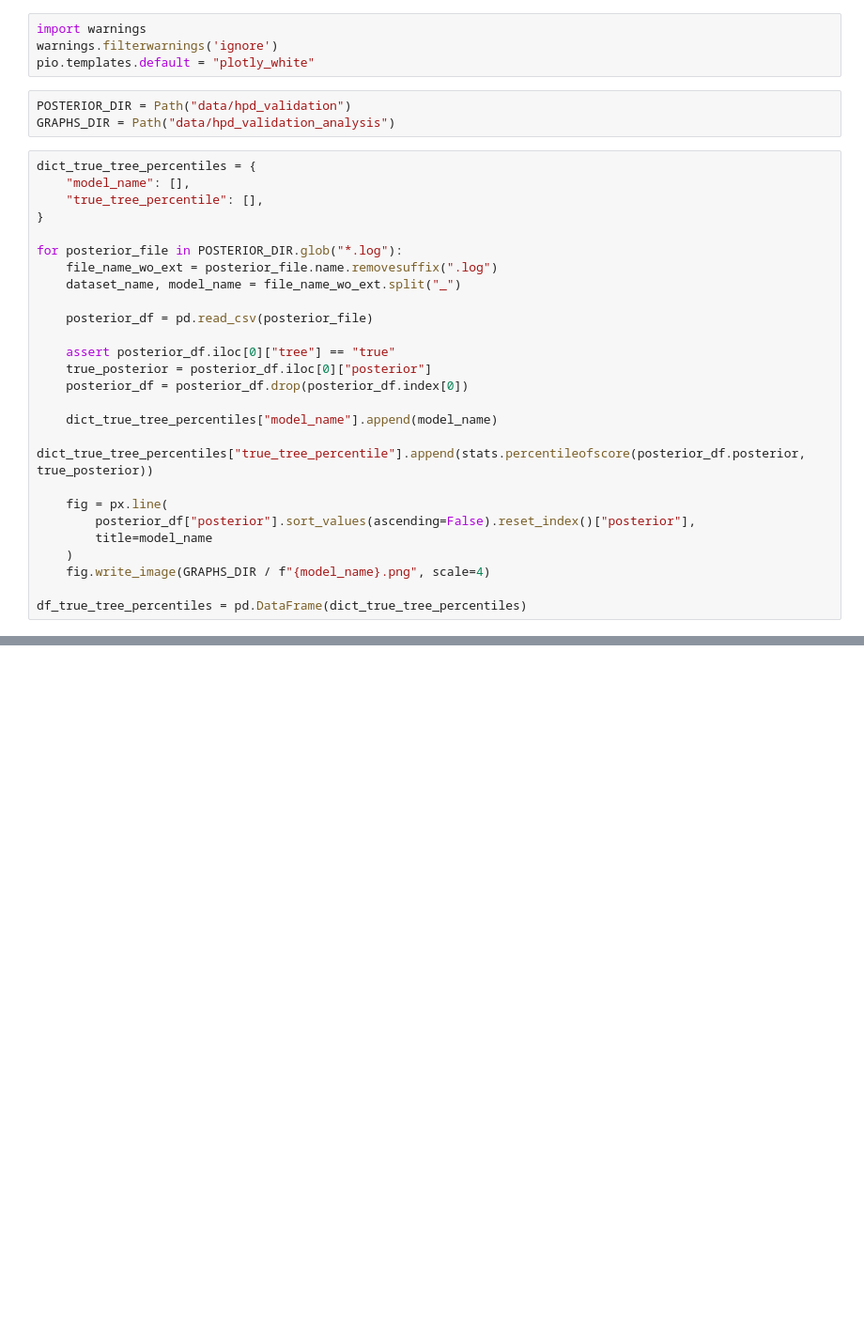
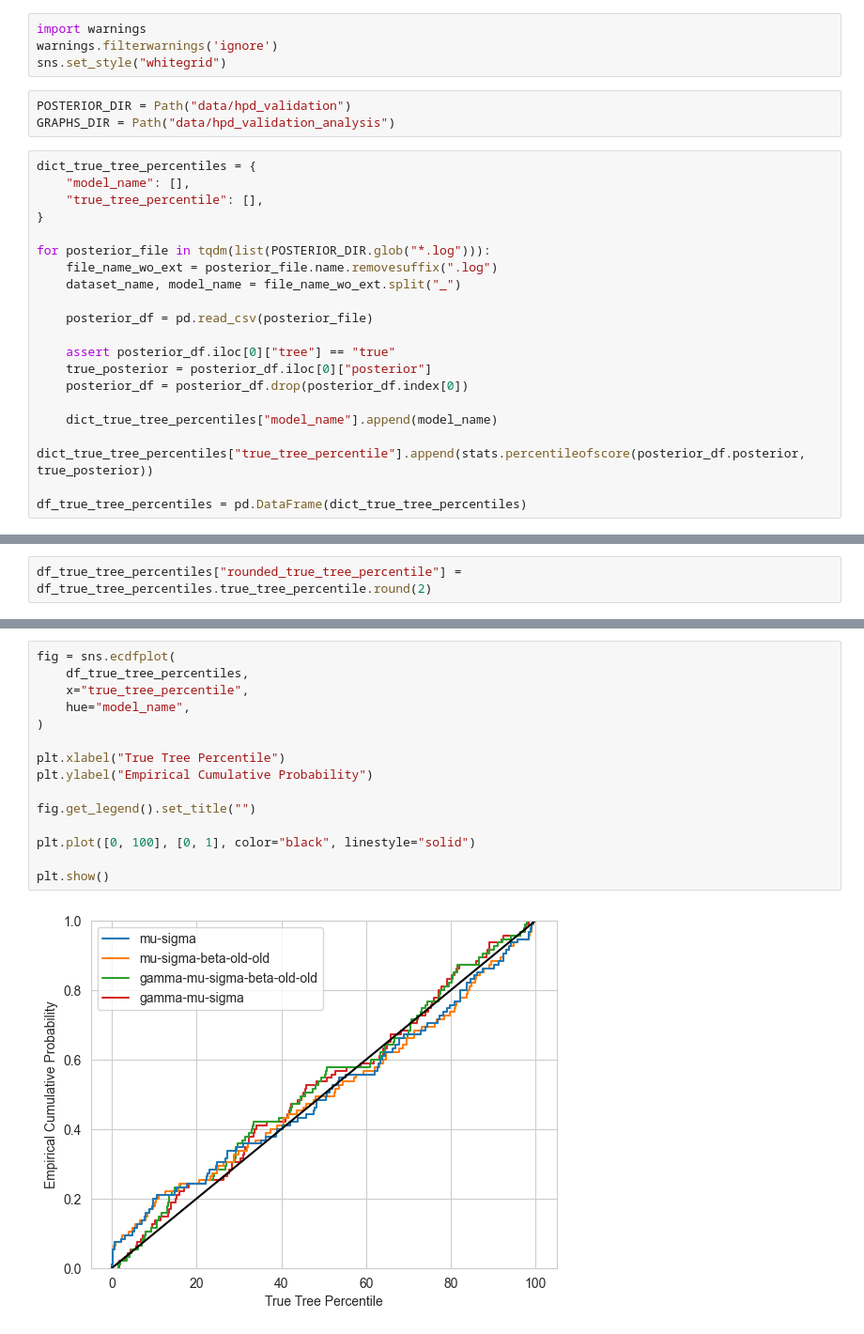
Before and after one commit to tochsner/ccd-validation, a Jupyter notebook: src/distribution_validation/hpd_analysis.ipynb, the cells around one changed output, grey strips where cells are left out. Shown: that part at 94% size. Saved outputs shown, nothing was run; the diff lists cells and outputs as text; blank space fills up the shorter version.

```diff
--- a/src/distribution_validation/hpd_analysis.ipynb
+++ b/src/distribution_validation/hpd_analysis.ipynb
@@ -21,7 +21,7 @@ from collections import Counter
 # %%
 import warnings
 warnings.filterwarnings('ignore')
-pio.templates.default = "plotly_white"
+sns.set_style("whitegrid")
 # %%
 POSTERIOR_DIR = Path("data/hpd_validation")
 GRAPHS_DIR = Path("data/hpd_validation_analysis")
@@ -31,7 +31,7 @@ dict_true_tree_percentiles = {
     "true_tree_percentile": [],
 }
 
-for posterior_file in POSTERIOR_DIR.glob("*.log"):
+for posterior_file in tqdm(list(POSTERIOR_DIR.glob("*.log"))):
     file_name_wo_ext = posterior_file.name.removesuffix(".log")
     dataset_name, model_name = file_name_wo_ext.split("_")
 
@@ -44,10 +44,4 @@ for posterior_file in POSTERIOR_DIR.glob("*.log"):
     dict_true_tree_percentiles["model_name"].append(model_name)
     dict_true_tree_percentiles["true_tree_percentile"].append(stats.percentileofscore(posterior_df.posterior, true_posterior))
 
-    fig = px.line(
-        posterior_df["posterior"].sort_values(ascending=False).reset_index()["posterior"],
-        title=model_name
-    )
-    fig.write_image(GRAPHS_DIR / f"{model_name}.png", scale=4)
-
 df_true_tree_percentiles = pd.DataFrame(dict_true_tree_percentiles)
@@ -70,0 +48,2 @@ px.bar(
+# %%
+df_true_tree_percentiles["rounded_true_tree_percentile"] = df_true_tree_percentiles.true_tree_percentile.round(2)
@@ -70,0 +59,17 @@ px.bar(
+# %%
+fig = sns.ecdfplot(
+    df_true_tree_percentiles,
+    x="true_tree_percentile",
+    hue="model_name",
+)
+
+plt.xlabel("True Tree Percentile")
+plt.ylabel("Empirical Cumulative Probability")
+
+fig.get_legend().set_title("")
+
+plt.plot([0, 100], [0, 1], color="black", linestyle="solid")
+
+plt.show()
+# %% [output]
+[figure, added]
```
Also changed, not shown: parts of 12 cells of this notebook, 15 other files.
